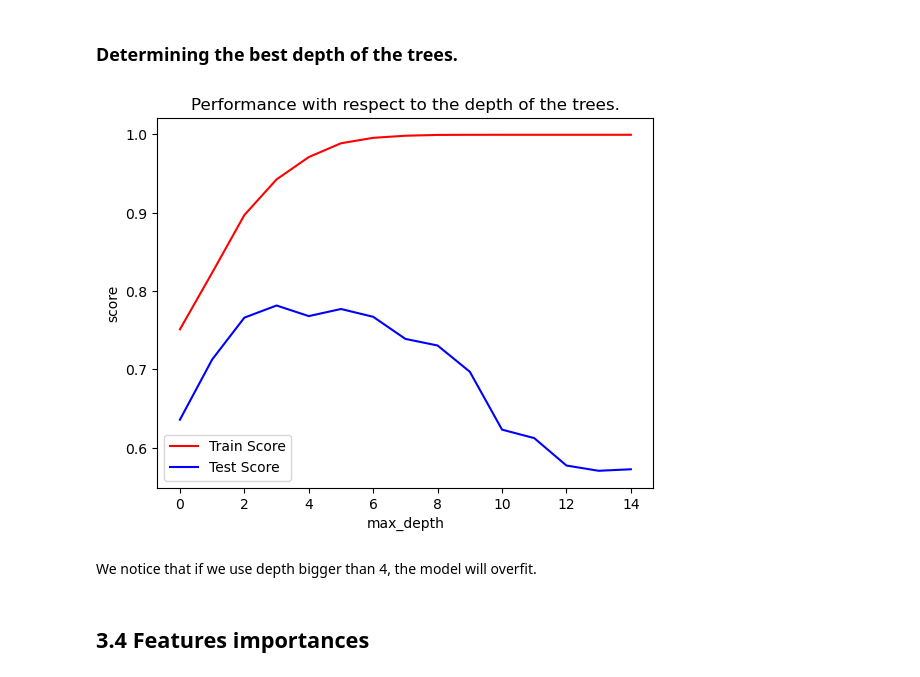
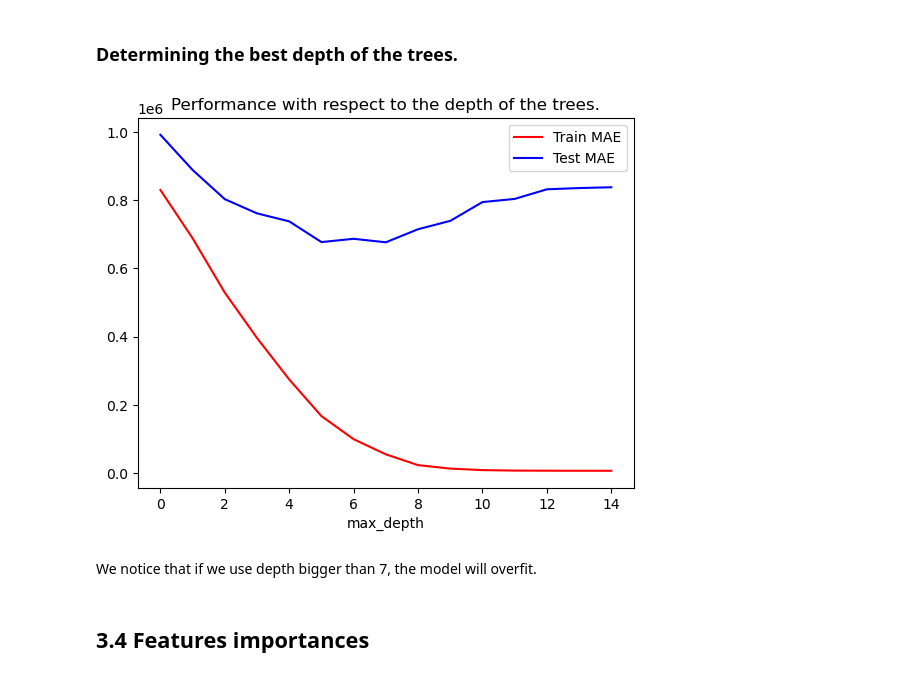
Before and after one commit to Rachadja/house_pricing, a Jupyter notebook: notebook.ipynb, the cells around one changed output. Saved outputs shown, nothing was run; the diff lists cells and outputs as text; code cells hidden in the pictures.

```diff
--- a/notebook.ipynb
+++ b/notebook.ipynb
@@ -391,14 +391,15 @@ print(f' The score on the train set is {gra_boost_model.score(X_train,y_train)},
  #### Determining the best number of estimators
  In this part we see the performance of the model when we change the number of the trees we are using (n_estimators).
 # %%
-# The performance curves for training data are shown in red, and for testing data in blue.
-# The depth of the tree is set to the default value of 3.
+# We import the mean absolute error from sklearn.
+from sklearn.metrics import mean_absolute_error
+
 # We create two empty lists: one for the scores on the training set and one for the scores on the test set.
 score_train, score_test = [], []
 
 for i in range(1, 150):
     gra_boost_model = GradientBoostingRegressor(n_estimators=i).fit(X_train, y_train.ravel())
-    score_train.append(gra_boost_model.score(X_train, y_train))
-    score_test.append(gra_boost_model.score(X_test, y_test))
+    score_train.append(mean_absolute_error(y_train, gra_boost_model.predict(X_train)))
+    score_test.append(mean_absolute_error(y_test, gra_boost_model.predict(X_test)))
 # %%
 # Plot the training and test scores
@@ -425,24 +426,24 @@ score_train_d ,score_test_d = [], []
 
 for i in range(1,16):
     gra_boost_model = GradientBoostingRegressor(n_estimators= 100, max_depth= i).fit(X_train,y_train.ravel())
-    score_train_d.append(gra_boost_model.score(X_train,y_train))
-    score_test_d.append(gra_boost_model.score(X_test,y_test))
+    score_train_d.append(mean_absolute_error(y_train, gra_boost_model.predict(X_train)))
+    score_test_d.append(mean_absolute_error(y_test, gra_boost_model.predict(X_test)))
 # %%
 # Plot the training and test scores
-plt.plot(score_train_d, c='r', label='Train Score')
-plt.plot(score_test_d,c='blue', label = 'Test Score')
+plt.plot(score_train_d, c='r', label='Train MAE')
+plt.plot(score_test_d,c='blue', label = 'Test MAE')
 
 # Label the axes and set the title
 plt.xlabel('max_depth')
-plt.ylabel('score')
+plt.ylabel('')
 plt.title('Performance with respect to the depth of the trees.')
 
 # Display the legend and the plot
 plt.legend()
 plt.show()
 # %% [output]
-[figure, old version]
+[figure, new version]
 # %% [markdown]
-We notice that if we use depth bigger than 4, the model will overfit.
+We notice that if we use depth bigger than 7, the model will overfit.
 # %% [markdown]
 ## 3.4 Features importances
```
Also changed, not shown: parts of 3 cells of this notebook.
